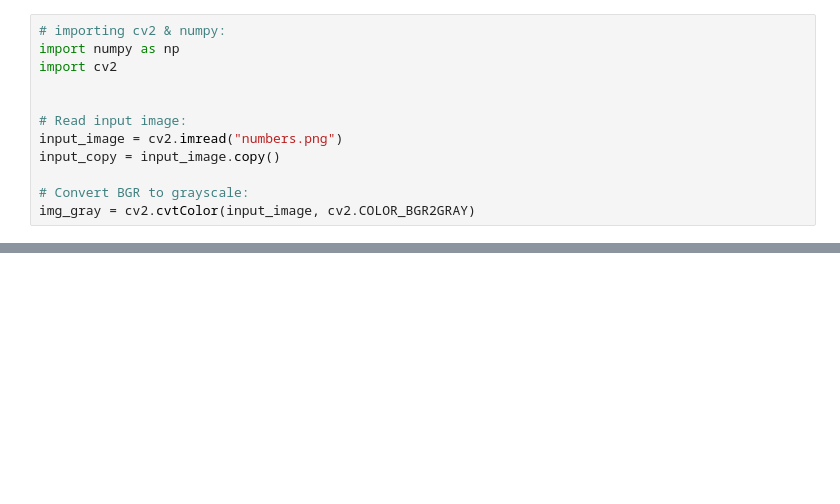
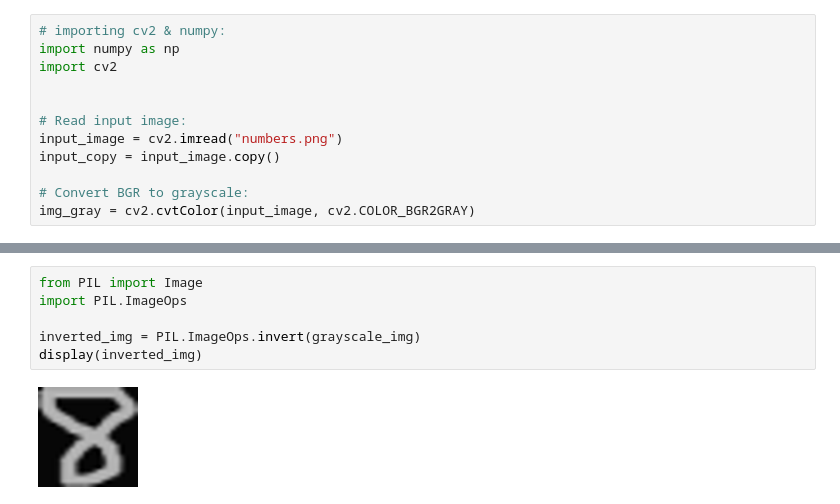
Before and after one commit to Dhiren12795/eai6080, a Jupyter notebook: craigp/Final_Project_Scratch.ipynb, the cells around one changed output, grey strips where cells are left out. Drawn from its saved outputs; the diff is of its cells as text; blank space fills up the shorter version.

```diff
--- a/craigp/Final_Project_Scratch.ipynb
+++ b/craigp/Final_Project_Scratch.ipynb
@@ -780,0 +796,8 @@ plt.show()
+# %%
+from PIL import Image
+import PIL.ImageOps
+
+inverted_img = PIL.ImageOps.invert(grayscale_img)
+display(inverted_img)
+# %% [output]
+[figure, added]
```
Also changed, not shown: parts of 32 cells of this notebook.
